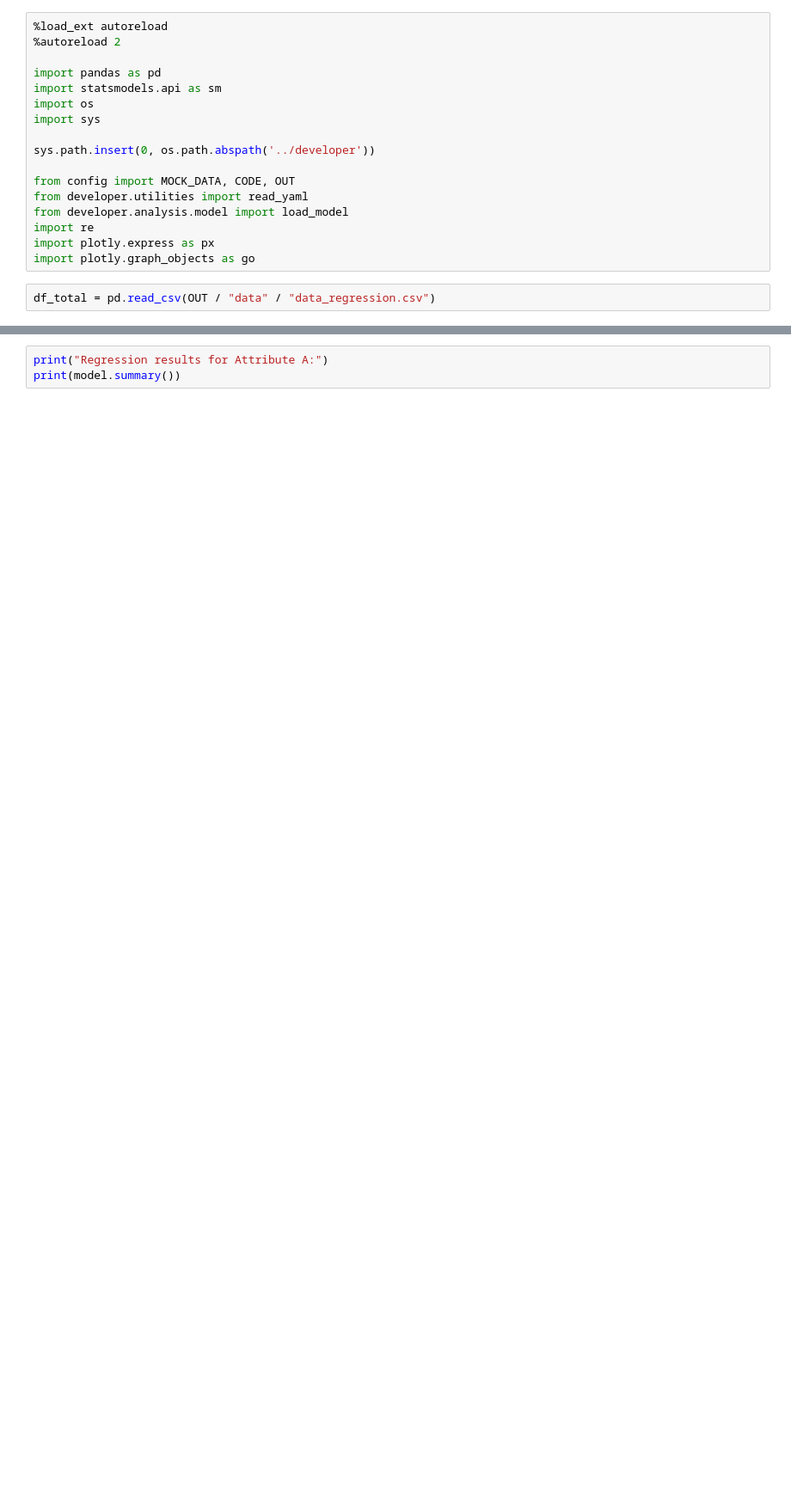
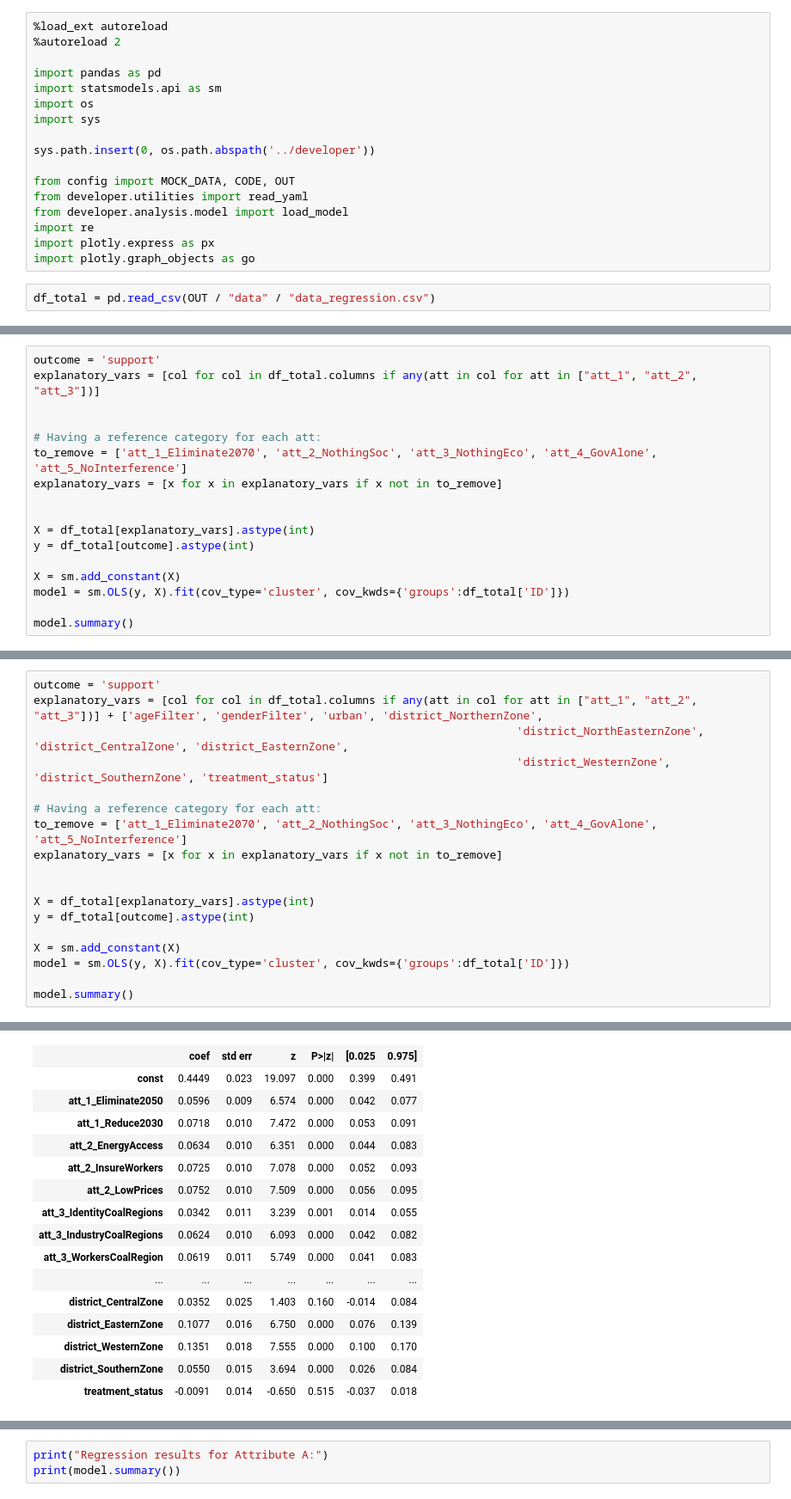
Before and after one commit to sjurlne/Attitudes-Towards-Just-Energy-Transition-Initiatives, a Jupyter notebook: sandbox/sandbox_regressions.ipynb, the cells around one changed output, grey strips where cells are left out. Shown at 86% size. Cells and saved outputs as stored; diff of their text form; blank space fills up the shorter version.

```diff
--- a/sandbox/sandbox_regressions.ipynb
+++ b/sandbox/sandbox_regressions.ipynb
@@ -21,0 +114,17 @@ df_total = pd.read_csv(OUT / "data" / "data_regression.csv")
+# %%
+outcome = 'support'
+explanatory_vars = [col for col in df_total.columns if any(att in col for att in ["att_1", "att_2", "att_3"])]
+
+
+# Having a reference category for each att:
+to_remove = ['att_1_Eliminate2070', 'att_2_NothingSoc', 'att_3_NothingEco', 'att_4_GovAlone', 'att_5_NoInterference']
+explanatory_vars = [x for x in explanatory_vars if x not in to_remove]
+
+
+X = df_total[explanatory_vars].astype(int)
+y = df_total[outcome].astype(int)
+
+X = sm.add_constant(X)
+model = sm.OLS(y, X).fit(cov_type='cluster', cov_kwds={'groups':df_total['ID']})
+
+model.summary()
@@ -21,0 +160,19 @@ df_total = pd.read_csv(OUT / "data" / "data_regression.csv")
+# %%
+outcome = 'support'
+explanatory_vars = [col for col in df_total.columns if any(att in col for att in ["att_1", "att_2", "att_3"])] + ['ageFilter', 'genderFilter', 'urban', 'district_NorthernZone',
+                                                                        'district_NorthEasternZone', 'district_CentralZone', 'district_EasternZone',
+                                                                        'district_WesternZone', 'district_SouthernZone', 'treatment_status']
+
+# Having a reference category for each att:
+to_remove = ['att_1_Eliminate2070', 'att_2_NothingSoc', 'att_3_NothingEco', 'att_4_GovAlone', 'att_5_NoInterference']
+explanatory_vars = [x for x in explanatory_vars if x not in to_remove]
+
+
+X = df_total[explanatory_vars].astype(int)
+y = df_total[outcome].astype(int)
+
+X = sm.add_constant(X)
+model = sm.OLS(y, X).fit(cov_type='cluster', cov_kwds={'groups':df_total['ID']})
+
+model.summary()
+# %% [output]
@@ -21,0 +189,16 @@ df_total = pd.read_csv(OUT / "data" / "data_regression.csv")
+|  | coef | std err | z | P>|z| | [0.025 | 0.975] |
+| const | 0.4449 | 0.023 | 19.097 | 0.000 | 0.399 | 0.491 |
+| att_1_Eliminate2050 | 0.0596 | 0.009 | 6.574 | 0.000 | 0.042 | 0.077 |
+| att_1_Reduce2030 | 0.0718 | 0.010 | 7.472 | 0.000 | 0.053 | 0.091 |
+| att_2_EnergyAccess | 0.0634 | 0.010 | 6.351 | 0.000 | 0.044 | 0.083 |
+| att_2_InsureWorkers | 0.0725 | 0.010 | 7.078 | 0.000 | 0.052 | 0.093 |
+| att_2_LowPrices | 0.0752 | 0.010 | 7.509 | 0.000 | 0.056 | 0.095 |
+| att_3_IdentityCoalRegions | 0.0342 | 0.011 | 3.239 | 0.001 | 0.014 | 0.055 |
+| att_3_IndustryCoalRegions | 0.0624 | 0.010 | 6.093 | 0.000 | 0.042 | 0.082 |
+| att_3_WorkersCoalRegion | 0.0619 | 0.011 | 5.749 | 0.000 | 0.041 | 0.083 |
+| ... | ... | ... | ... | ... | ... | ... |
+| district_CentralZone | 0.0352 | 0.025 | 1.403 | 0.160 | -0.014 | 0.084 |
+| district_EasternZone | 0.1077 | 0.016 | 6.750 | 0.000 | 0.076 | 0.139 |
+| district_WesternZone | 0.1351 | 0.018 | 7.555 | 0.000 | 0.100 | 0.170 |
+| district_SouthernZone | 0.0550 | 0.015 | 3.694 | 0.000 | 0.026 | 0.084 |
+| treatment_status | -0.0091 | 0.014 | -0.650 | 0.515 | -0.037 | 0.018 |
```
Also changed, not shown: parts of 21 cells of this notebook, 50 other files.
